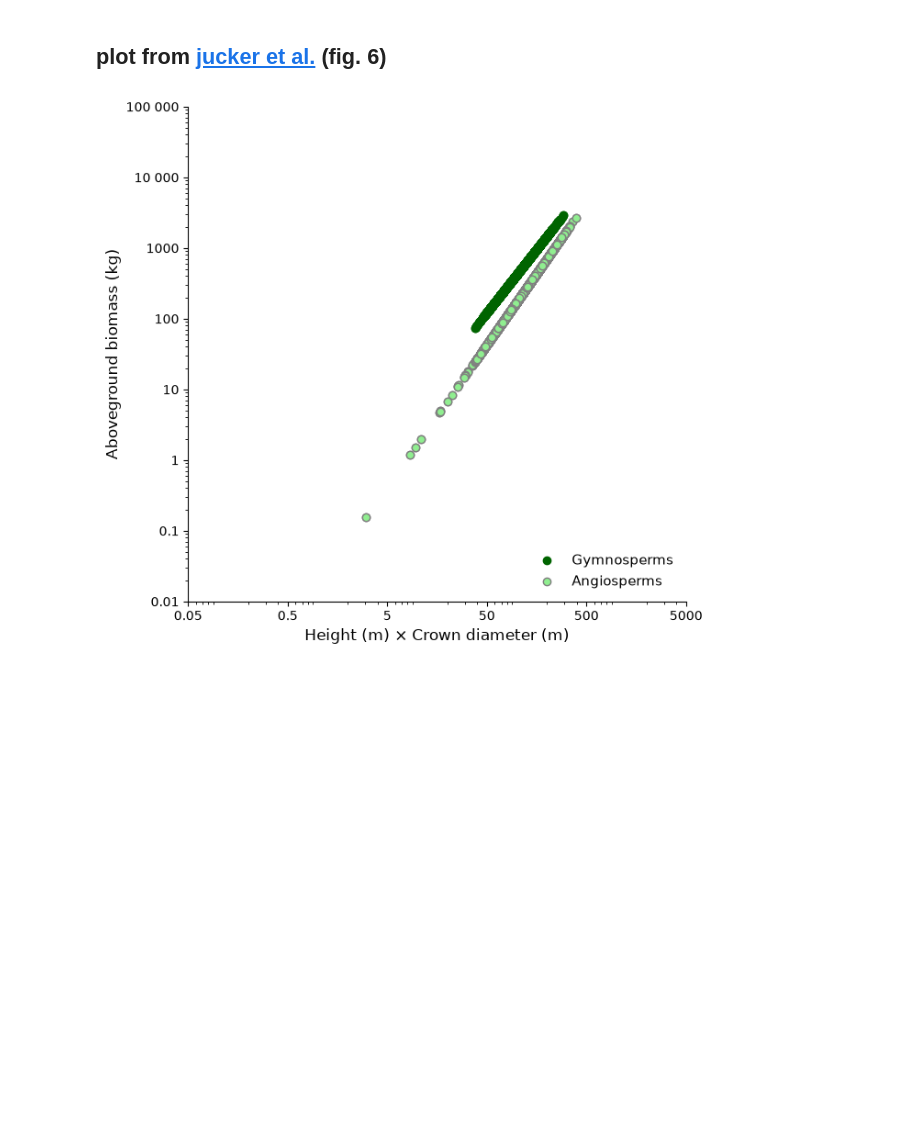
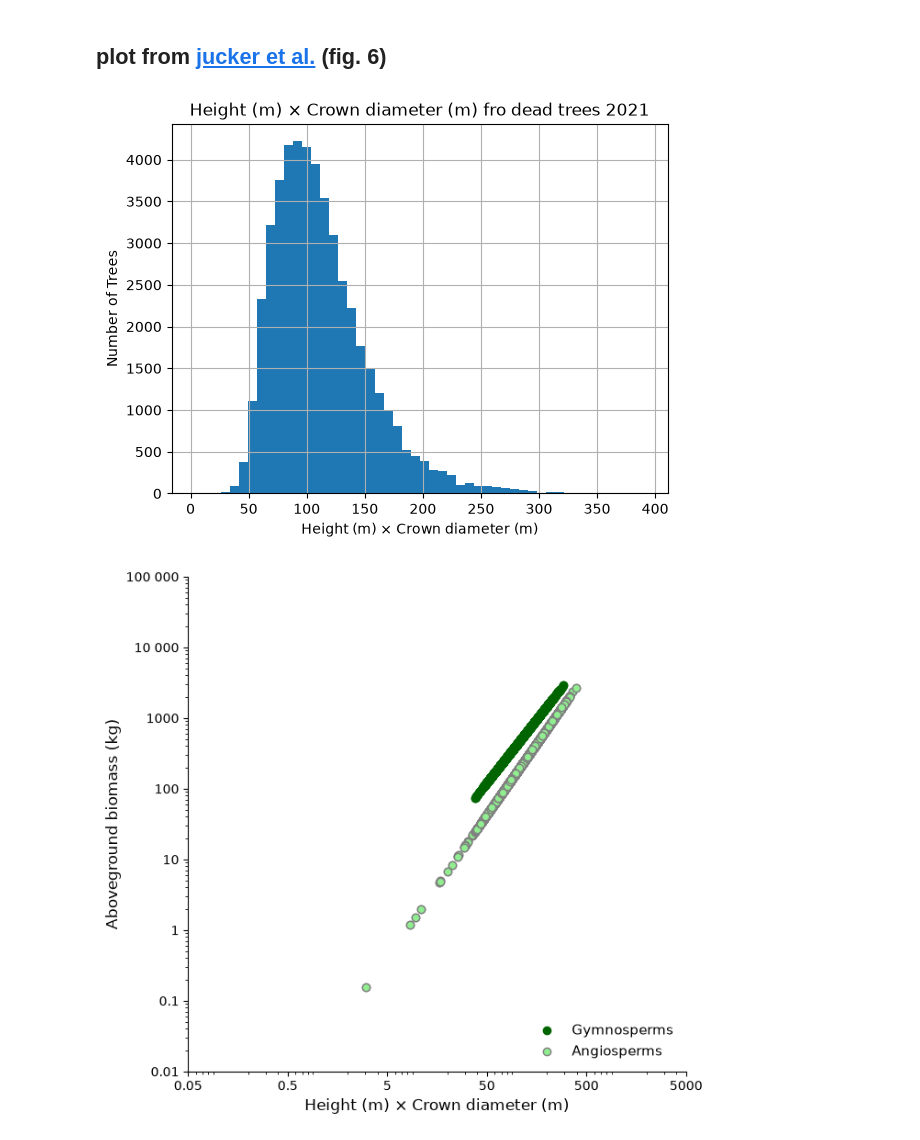
Before and after one commit to milesberberich/BiomassEstimation, a Jupyter notebook: analysis.ipynb, the cells around one changed output. Saved outputs shown, nothing was run; the diff lists cells and outputs as text; code cells hidden in the pictures; blank space fills up the shorter version.

```diff
--- a/analysis.ipynb
+++ b/analysis.ipynb
@@ -163,47 +163,42 @@ Mean biomass per dead tree in 2021: 312.397033932106
 # %% [markdown]
 ## plot from [jucker et al.](https://onlinelibrary.wiley.com/doi/10.1111/gcb.13388) (fig. 6)
 # %%
+biomass21["height x crown diameter"].hist(bins=50)
+plt.title("Height (m) × Crown diameter (m) fro dead trees 2021")
+plt.xlabel("Height (m) × Crown diameter (m)")
+plt.ylabel("Number of Trees")
+plt.show()
+
 biomass16["height x crown diameter"] = biomass16["diameter"] * biomass16["treeheight"]
 biomass21["height x crown diameter"] = biomass21["diameter"] * biomass21["treeheight"]
 
 fig, ax = plt.subplots(figsize=(7, 7))
 
 conifers = biomass21[biomass21["treetype"] == "coniferous"]
 broadleaved = biomass21[biomass21["treetype"] == "broadleaved"]
 
-ax.scatter(
-    conifers["height x crown diameter"],
-    conifers["AGB"],
-    color="darkgreen",
-    marker="o",
-    label="Gymnosperms")
-
-ax.scatter(
-    broadleaved["height x crown diameter"],
-    broadleaved["AGB"],
-    color="lightgreen",
-    edgecolors="grey",
-    marker="o",
-    label="Angiosperms")
+ax.scatter(conifers["height x crown diameter"], conifers["AGB"], color="darkgreen", marker="o", label="Gymnosperms")
+ax.scatter(broadleaved["height x crown diameter"], broadleaved["AGB"], color="lightgreen", edgecolors="grey", marker="o", label="Angiosperms")
 
 ax.set_xscale("log")
 ax.set_yscale("log")
 x_ticks = [0.05, 0.5, 5, 50, 500, 5000]
 x_labels = ["0.05", "0.5", "5", "50", "500", "5000"]
 ax.set_xticks(x_ticks)
 ax.set_xticklabels(x_labels)
 
 y_ticks = [0.01, 0.1, 1, 10, 100, 1000, 10000, 100000]
 y_labels = ["0.01", "0.1", "1", "10", "100", "1000", "10 000", "100 000"]
 ax.set_yticks(y_ticks)
 ax.set_yticklabels(y_labels)
 
 ax.set_xlabel("Height (m) × Crown diameter (m)", fontsize=12)
 ax.set_ylabel("Aboveground biomass (kg)", fontsize=12)
 
 ax.legend(loc="lower right", frameon=False, fontsize=11)
 ax.spines['top'].set_visible(False)
 ax.spines['right'].set_visible(False)
 plt.show()
 # %% [output]
-[figure, old version]
+[figure, new version]
+[figure, added]
```
Also changed, not shown: parts of 2 cells of this notebook, 2 other files.
